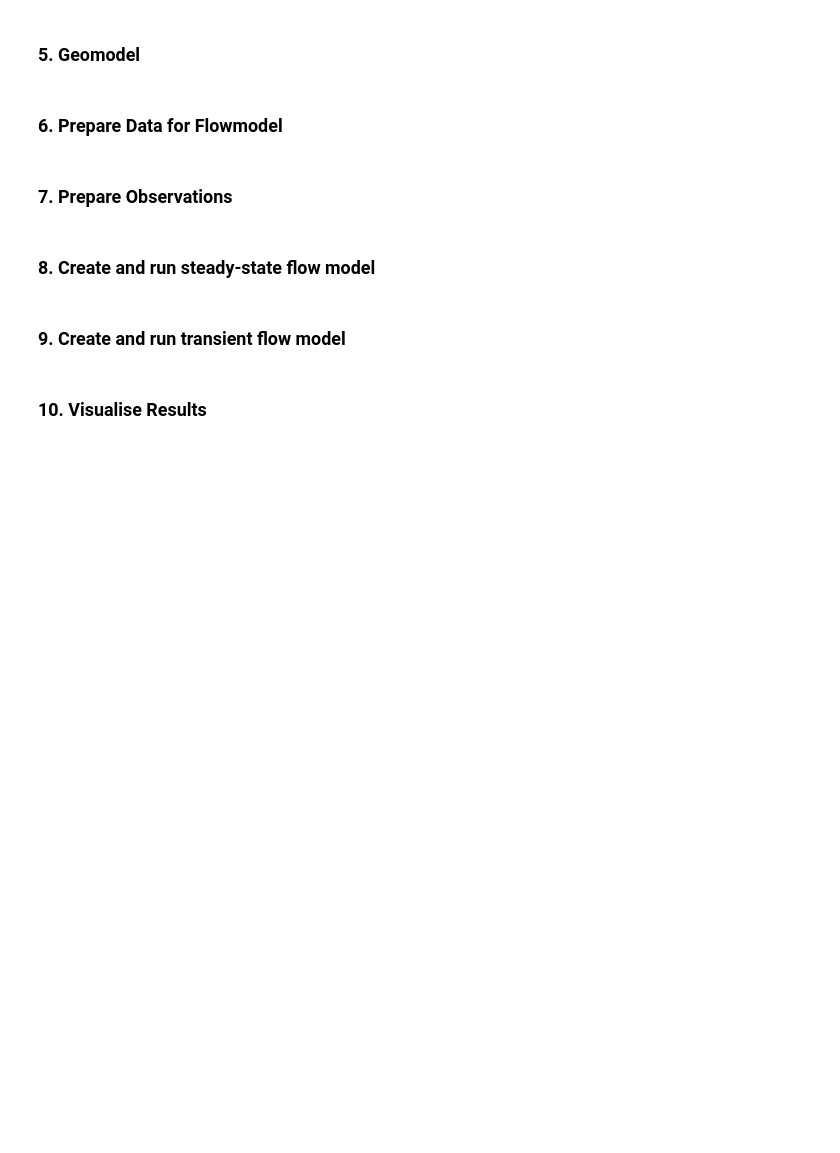
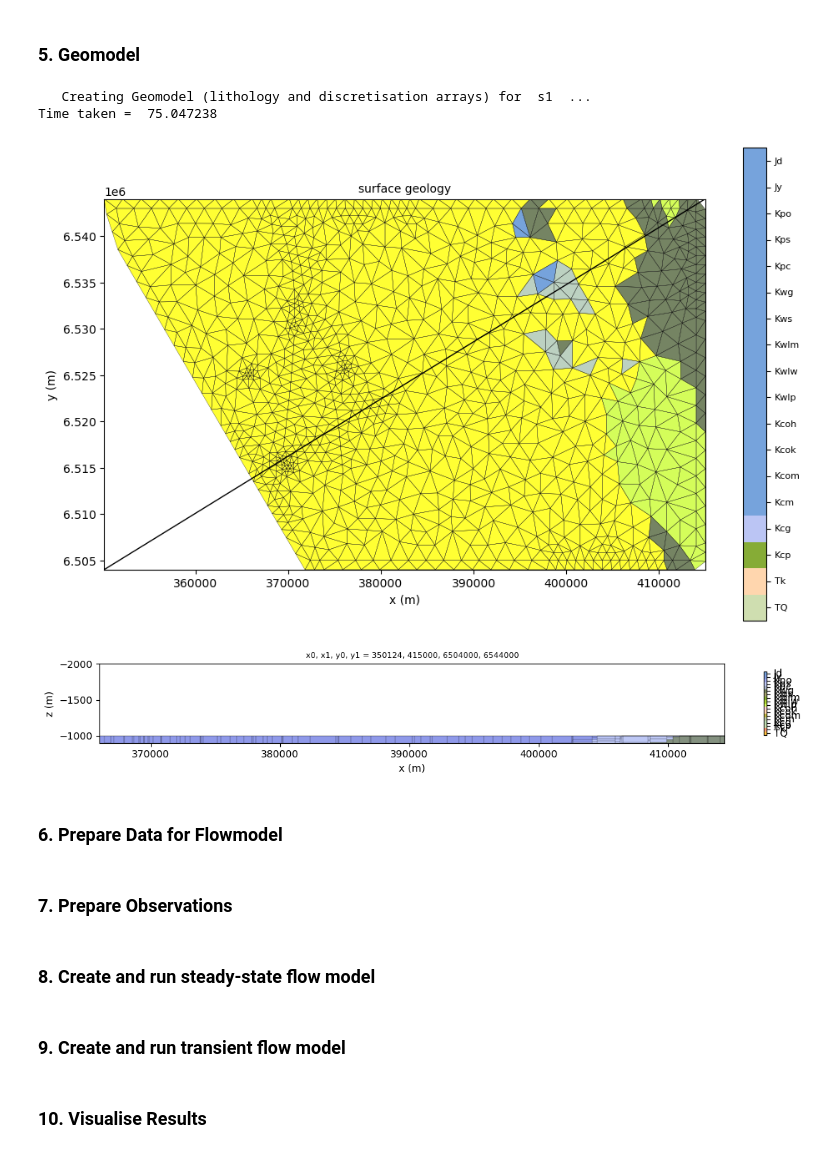
Before and after one commit to malvina-chmielarski/Otorowiri, a Jupyter notebook: scripts/main_script.ipynb, the cells around one changed output. Cells and saved outputs as stored; diff of their text form; code cells hidden in the pictures; blank space fills up the shorter version.

```diff
--- a/scripts/main_script.ipynb
+++ b/scripts/main_script.ipynb
@@ -227,8 +208,9 @@ ERROR: 2025-01-13 11:38:34,468: geological_model.py:1560 -- Model does not conta
 # %% [markdown]
 ### 5. Extract surfaces
 # %%
-print(structuralmodel.model.bounding_box.nsteps)
+'''print(structuralmodel.model.bounding_box.nsteps)
 structuralmodel.model.bounding_box.nelements = 1e6
+structuralmodel.model.bounding_box.nsteps = np.array([150,200,100])
 print(structuralmodel.model.bounding_box.nsteps)
 
 # Extract surfaces
@@ -244,4 +226,12 @@ loopmesh = P1Unstructured2d(surfaces[lith_id].triangles, surfaces[lith_id].verti
 ## we expect the values to be close to zero depending on the resultion of the interpolation
 #geomodel["Ground"].evaluate_value(np.hstack([pts, z[:, np.newaxis]]))
 #surface = structuralmodel.model['Ground'].surfaces([0])[0]
+#
+# structuralmodel.model.bounding_box.nsteps = np.array([150,200,100])
+structuralmodel.model.bounding_box.nsteps
+
+print(mesh.xcyc.shape)
+print(mesh.xcyc[0])
+#print(np.unique(z))
+print(loopmesh.minimum, loopmesh.maximum)'''
 # %% [output]
@@ -285,21 +265,26 @@ for cell in mesh.wel_cells:
 # con:   nls, res
 # con2:  nls, res, max_thick
 
-scenario = 'homogeneous'
+scenario = 's1'
 vertgrid = 'con'    # 'vox', 'con' or 'con2'
-z0, z1 = 200, 3000
+z0, z1 = -1000, 200
 
-from make_geomodel import Geomodel
+from loopflopy.geomodel import Geomodel
 geomodel = Geomodel(scenario, vertgrid, z0, z1, nls = 2, res = 2)#, max_thick = 100. * np.ones((7)))
 
 geomodel.create_lith_dis_arrays(mesh, structuralmodel)
 geomodel.vgrid = flopy.discretization.VertexGrid(vertices=mesh.vertices, cell2d=mesh.cell2d, ncpl = mesh.ncpl, top = geomodel.top_geo, botm = geomodel.botm)
 geomodel.get_surface_lith()
+# %% [output]
+   Creating Geomodel (lithology and discretisation arrays) for  s1  ...
+Time taken =  75.047238
 # %%
-X0, X1, Y0, Y1 = spatial.x0, spatial.x1, spatial.y0, spatial.y1 #7460000, 7460000
 geomodel.make_cmap(structuralmodel)
-geomodel.geomodel_plan_lith(spatial, mesh, structuralmodel,  X0, Y0, X1, Y1)
-geomodel.geomodel_transect_lith(structuralmodel, X0, Y0, X1, Y1)
+geomodel.geomodel_plan_lith(spatial, mesh, structuralmodel)
+geomodel.geomodel_transect_lith(structuralmodel, spatial, z0 = -900, z1 = -2000)
+# %% [output]
+[figure, added]
+[figure, added]
 # %%
 # FILL CELL PROPERTIES
 
```
Also changed, not shown: parts of 14 cells of this notebook, 6 other files.
